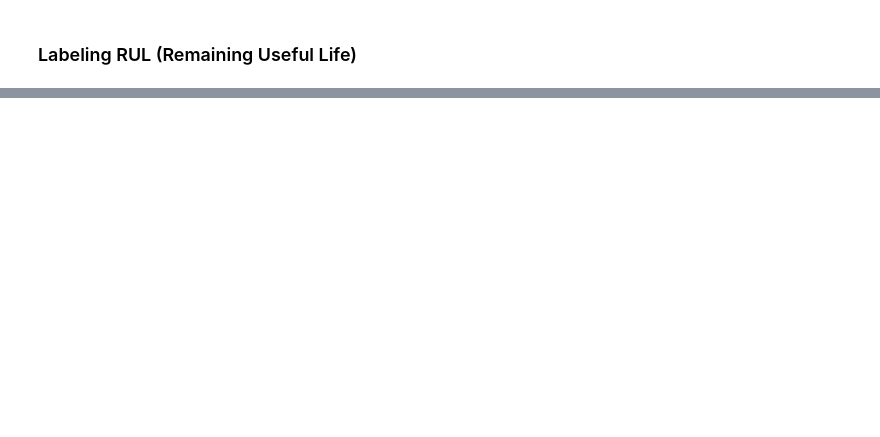
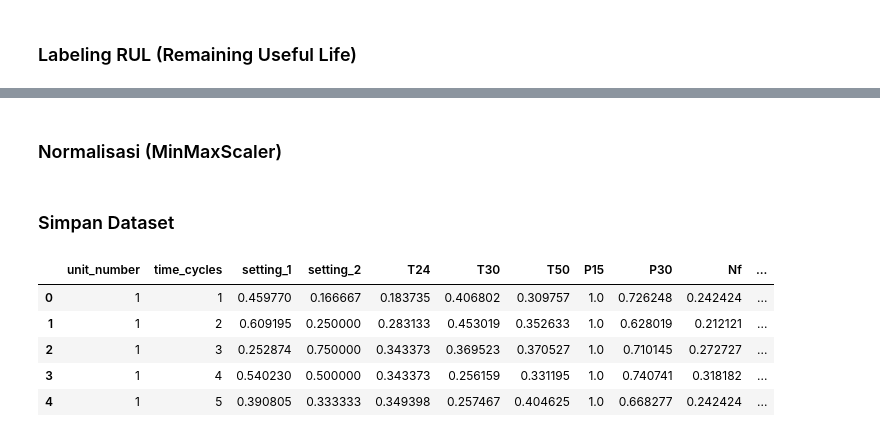
Before and after one commit to andriilaksono/rul-prediction-turbofan-cmapss, a Jupyter notebook: notebook/01_data_preprocessing.ipynb, the cells around one changed output, grey strips where cells are left out. Drawn from its saved outputs; the diff is of its cells as text; code cells hidden in the pictures; blank space fills up the shorter version.

Commit message:
fix preprocessing dan xgboost, rename notebook

```diff
--- a/notebook/01_data_preprocessing.ipynb
+++ b/notebook/01_data_preprocessing.ipynb
@@ -267,9 +73,0 @@ Fitur: ['operational_setting_1', 'sensor_2', 'sensor_3', 'sensor_4', 'sensor_6',
-# %%
-scaler = MinMaxScaler()
-
-# Fit scaler pada train, transform train & test
-df_train[feature_cols] = scaler.fit_transform(df_train[feature_cols])
-df_test[feature_cols]  = scaler.transform(df_test[feature_cols])
-
-print('Normalisasi selesai.')
-print(df_train[feature_cols].describe().round(3))
@@ -332,0 +74,14 @@ feature_cols.json      : 16 fitur
+# %%
+# RUL Calculation
+def calculate_rul(data, unit_col='unit_number', cycle_col='time_cycles'):
+    max_cycle = (
+        data.groupby(unit_col)[cycle_col].max()
+        .reset_index().rename(columns={cycle_col: 'max_of_unit'}))
+    data = data.merge(max_cycle, on=unit_col, how='left')
+    data['RUL'] = data['max_of_unit'] - data[cycle_col]
+    data.drop('max_of_unit', axis=1, inplace=True)
+    return data
+
+
+df_train = calculate_rul(df_train)
+df_train[['unit_number', 'time_cycles', 'RUL']].head()
@@ -332,0 +95,8 @@ feature_cols.json      : 16 fitur
+# %%
+# RUL Clipping
+RUL_THRESHOLD = 125
+df_train['RUL'] = df_train['RUL'].clip(upper=RUL_THRESHOLD)
+print(f"RUL Clipping applied. Max RUL is now capped at {RUL_THRESHOLD} cycles.")
+print("\nRUL Statistics after Clipping:")
+
+df_train['RUL'].describe().T
@@ -332,0 +116,18 @@ feature_cols.json      : 16 fitur
+# %% [markdown]
+### Normalisasi (MinMaxScaler)
+# %%
+features = [c for c in df_train.columns if c not in ['unit_number', 'time_cycles', 'RUL']]
+scaler = MinMaxScaler()
+df_train[features] = scaler.fit_transform(df_train[features])
+df_test[features] = scaler.transform(df_test[features])
+# %% [markdown]
+### Simpan Dataset
+# %%
+df_train.head()
+# %% [output]
+|  | unit_number | time_cycles | setting_1 | setting_2 | T24 | T30 | T50 | P15 | P30 | Nf | ... |
+| 0 | 1 | 1 | 0.459770 | 0.166667 | 0.183735 | 0.406802 | 0.309757 | 1.0 | 0.726248 | 0.242424 | ... |
+| 1 | 1 | 2 | 0.609195 | 0.250000 | 0.283133 | 0.453019 | 0.352633 | 1.0 | 0.628019 | 0.212121 | ... |
+| 2 | 1 | 3 | 0.252874 | 0.750000 | 0.343373 | 0.369523 | 0.370527 | 1.0 | 0.710145 | 0.272727 | ... |
+| 3 | 1 | 4 | 0.540230 | 0.500000 | 0.343373 | 0.256159 | 0.331195 | 1.0 | 0.740741 | 0.318182 | ... |
+| 4 | 1 | 5 | 0.390805 | 0.333333 | 0.349398 | 0.257467 | 0.404625 | 1.0 | 0.668277 | 0.242424 | ... |
```
Also changed, not shown: parts of 34 cells of this notebook, 9 other files.
